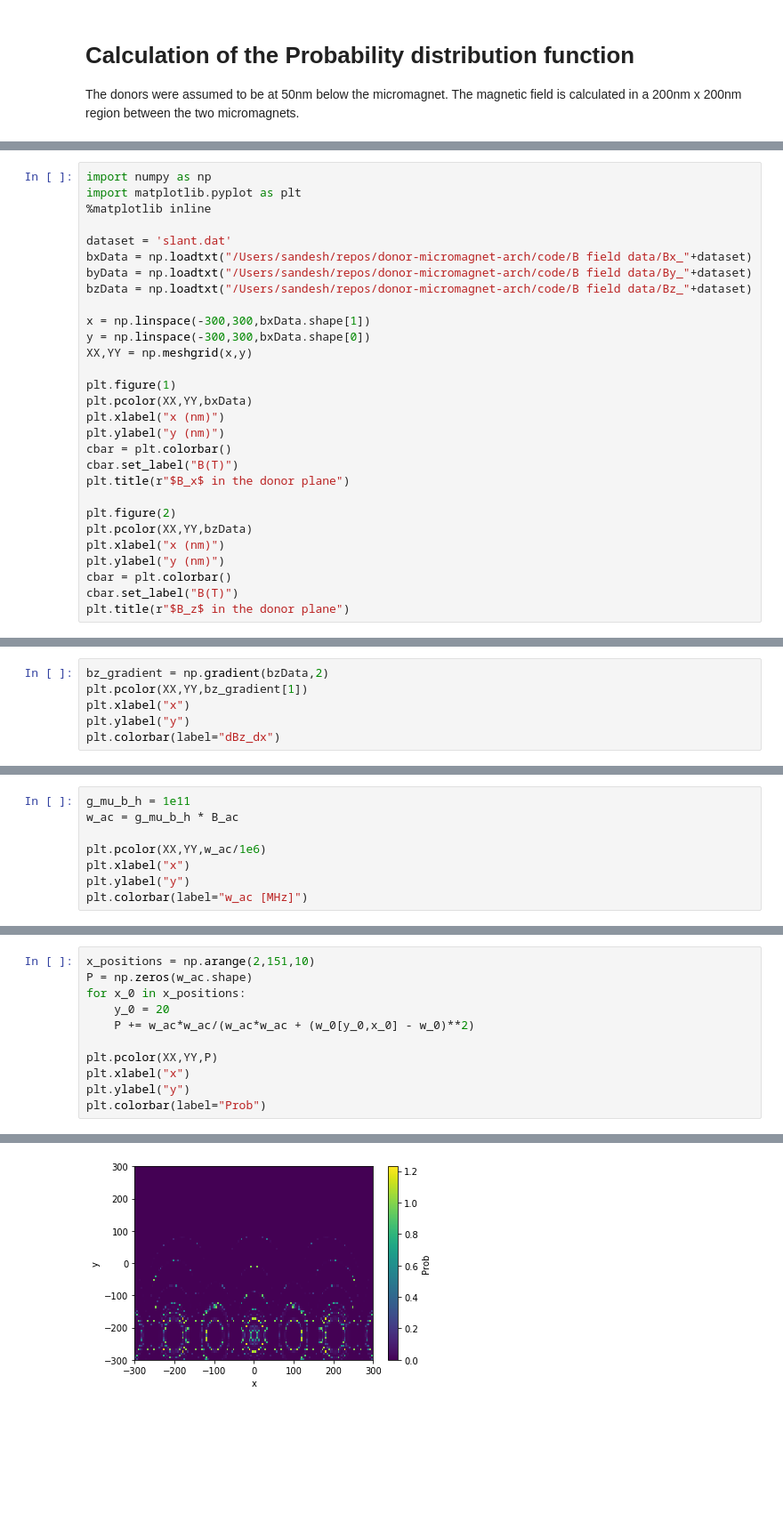
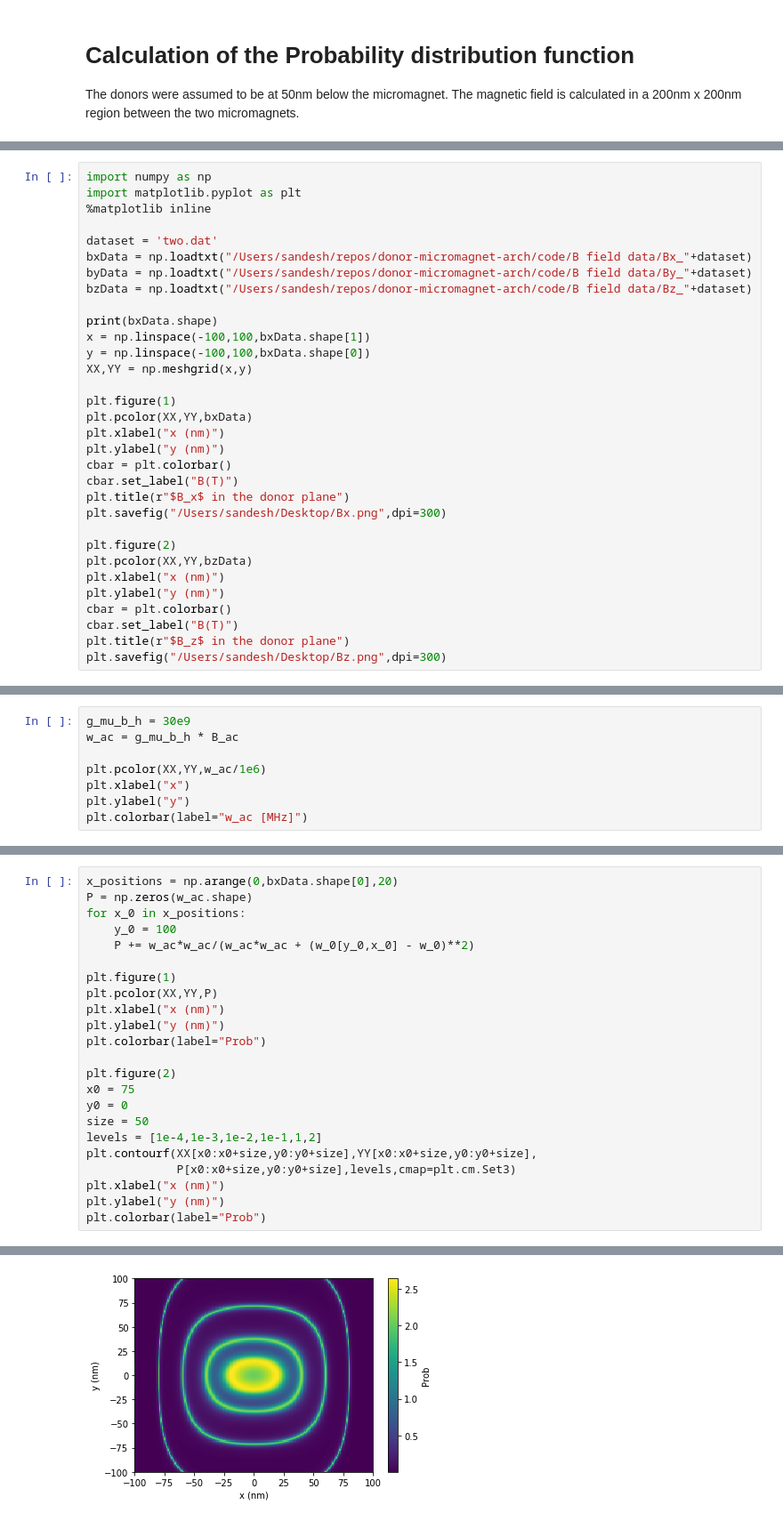
Before and after one commit to sandeshkalantre/donor-micromagnet-arch, a Jupyter notebook: code/micromagnet.ipynb, the cells around one changed output, grey strips where cells are left out. Shown at 89% size. Cells and saved outputs as stored; diff of their text form; blank space fills up the shorter version.

```diff
--- a/code/micromagnet.ipynb
+++ b/code/micromagnet.ipynb
@@ -7,13 +9,14 @@ import numpy as np
 import matplotlib.pyplot as plt
 %matplotlib inline
 
-dataset = 'slant.dat'
+dataset = 'two.dat'
 bxData = np.loadtxt("/Users/sandesh/repos/donor-micromagnet-arch/code/B field data/Bx_"+dataset)
 byData = np.loadtxt("/Users/sandesh/repos/donor-micromagnet-arch/code/B field data/By_"+dataset)
 bzData = np.loadtxt("/Users/sandesh/repos/donor-micromagnet-arch/code/B field data/Bz_"+dataset)
 
-x = np.linspace(-300,300,bxData.shape[1])
-y = np.linspace(-300,300,bxData.shape[0])
+print(bxData.shape)
+x = np.linspace(-100,100,bxData.shape[1])
+y = np.linspace(-100,100,bxData.shape[0])
 XX,YY = np.meshgrid(x,y)
 
 plt.figure(1)
@@ -23,6 +26,7 @@ plt.ylabel("y (nm)")
 cbar = plt.colorbar()
 cbar.set_label("B(T)")
 plt.title(r"$B_x$ in the donor plane")
+plt.savefig("/Users/sandesh/Desktop/Bx.png",dpi=300)
 
 plt.figure(2)
 plt.pcolor(XX,YY,bzData)
@@ -31,4 +35,5 @@ plt.ylabel("y (nm)")
 cbar = plt.colorbar()
 cbar.set_label("B(T)")
 plt.title(r"$B_z$ in the donor plane")
+plt.savefig("/Users/sandesh/Desktop/Bz.png",dpi=300)
 # %% [output]
@@ -38,8 +97,10 @@ plt.title(r"$B_z$ in the donor plane")
 # %%
-bz_gradient = np.gradient(bzData,2)
-plt.pcolor(XX,YY,bz_gradient[1])
+g_mu_b_h = 30e9
+w_ac = g_mu_b_h * B_ac
+
+plt.pcolor(XX,YY,w_ac/1e6)
 plt.xlabel("x")
 plt.ylabel("y")
-plt.colorbar(label="dBz_dx")
+plt.colorbar(label="w_ac [MHz]")
 # %% [output]
 <matplotlib.colorbar.Colorbar at 0x...>
@@ -64,8 +107,0 @@ conv_factor (nm) 0.0625
-# %%
-g_mu_b_h = 1e11
-w_ac = g_mu_b_h * B_ac
-
-plt.pcolor(XX,YY,w_ac/1e6)
-plt.xlabel("x")
-plt.ylabel("y")
-plt.colorbar(label="w_ac [MHz]")
@@ -87,14 +120,26 @@ plt.colorbar(label="w_0 [GHz]")
 # %%
-x_positions = np.arange(2,151,10)
+x_positions = np.arange(0,bxData.shape[0],20)
 P = np.zeros(w_ac.shape)
 for x_0 in x_positions:
-    y_0 = 20
+    y_0 = 100
     P += w_ac*w_ac/(w_ac*w_ac + (w_0[y_0,x_0] - w_0)**2)
 
+plt.figure(1)
 plt.pcolor(XX,YY,P)
-plt.xlabel("x")
-plt.ylabel("y")
+plt.xlabel("x (nm)")
+plt.ylabel("y (nm)")
 plt.colorbar(label="Prob")
+
+plt.figure(2)
+x0 = 75
+y0 = 0
+size = 50
+levels = [1e-4,1e-3,1e-2,1e-1,1,2]
+plt.contourf(XX[x0:x0+size,y0:y0+size],YY[x0:x0+size,y0:y0+size],
+             P[x0:x0+size,y0:y0+size],levels,cmap=plt.cm.Set3)
+plt.xlabel("x (nm)")
+plt.ylabel("y (nm)")
+plt.colorbar(label="Prob")
 # %% [output]
 <matplotlib.colorbar.Colorbar at 0x...>
-[figure, old version]
+[figure, new version]
```
Also changed, not shown: parts of 15 cells of this notebook, 7 other files.
